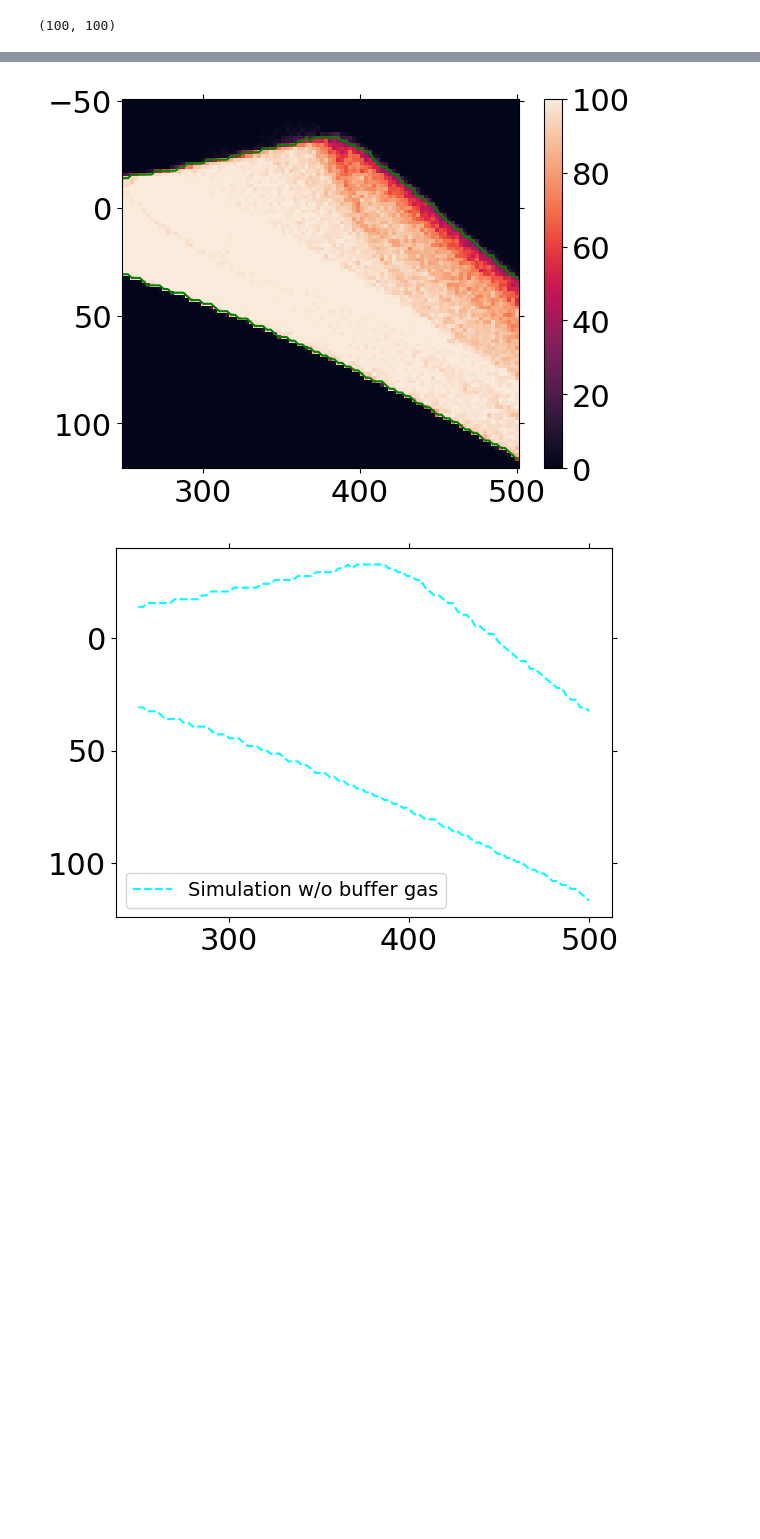
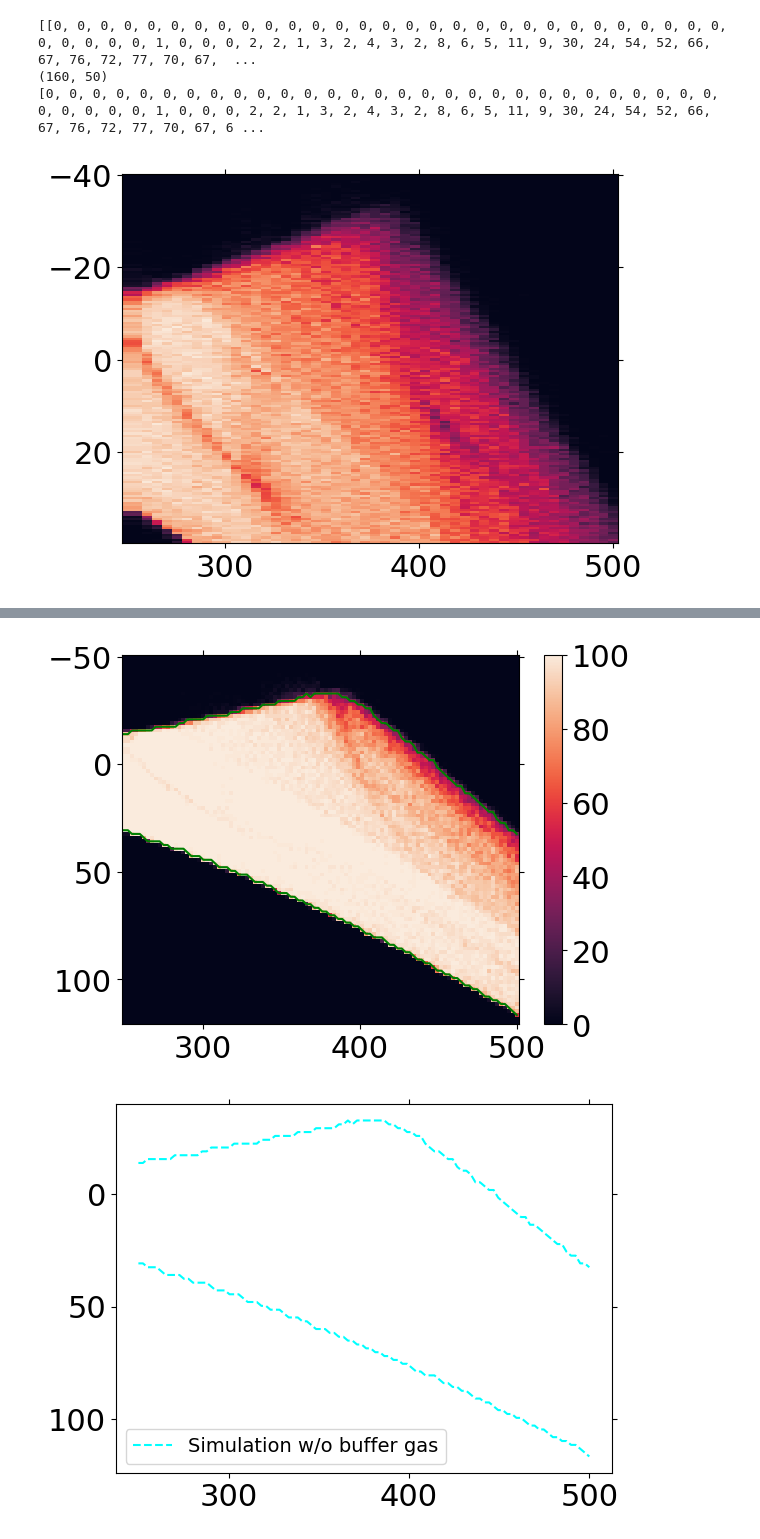
Before and after one commit to EmilLenler/PhD-Work, a Jupyter notebook: Lab Stuff/ESI/Thomas Simulations/CIT single ion.ipynb, the cells around one changed output, grey strips where cells are left out. Drawn from its saved outputs; the diff is of its cells as text; code cells hidden in the pictures; blank space fills up the shorter version.

```diff
--- a/Lab Stuff/ESI/Thomas Simulations/CIT single ion.ipynb
+++ b/Lab Stuff/ESI/Thomas Simulations/CIT single ion.ipynb
@@ -313,23 +353,31 @@ VRFs = np.linspace(250,500,100)
 # %%
 xi = np.sqrt(2.35e-4)
 V = 365.51724137931035
-# U_edge_center = QIT_diagram(V, True,  mass, QIT_r0=xi, QIT_z0=0)[0]
-delta_U_V = 10
+RF_edge_centers_top = qz_to_RF(bottomQ, 443, Omega, 2.36*1e-4)
+DC_edge_centers_top = az_to_DC(bottomA, 443, Omega, 2.36*1e-4)
 
 
+print (DC_edge_centers_top)
+print(DC_edge_centers_top[RF_edge_centers_top == RF_edge_centers_top[37]][0])
+delta_U_V = 15
+
+DC_arr = np.arange(DC_edge_centers_top[RF_edge_centers_top == RF_edge_centers_top[37]]-delta_U_V,DC_edge_centers_top[RF_edge_centers_top == RF_edge_centers_top[37]]+delta_U_V,1)
+print(DC_arr)
 def get_stability(RF):
     mass = 443
     charge_number = 1
     N_sim = 100
 
-    delta_t = 1e-3
+
+    DC_arr = np.arange(DC_edge_centers_top[RF_edge_centers_top == RF]-delta_U_V,DC_edge_centers_top[RF_edge_centers_top == RF]+delta_U_V,1)
+    delta_t = 10e-3
     ts = np.arange(0, delta_t, 0.1e-6)
     r0 = 10e-3
     z0 = 9e-3
-    sigma_xyz = 6e-3
+    sigma_xyz = 2e-3
     T = 300
     N_arr = []
-    for DC in VDCs:
+    for DC in np.arange(-40,40,0.5):
         N, curr_y,R_hist, Z_hits,  not_out_of_bounds, N_history,masterR, masterZ\
             = simulate_CIT_no_buffer_gas(U=DC, V=RF, r0=r0, z0=z0, Omega = Omega,
                                             mass_amu=mass, charge_number=charge_number,
@@ -337,5 +385,5 @@ def get_stability(RF):
                                             ts=ts)
         N_arr.append(N)
     return N_arr
-U_edge_long_sim = Parallel(n_jobs=14, verbose=12)(delayed(get_stability)(RF) for RF in VRFs)
+U_edge_long_sim = Parallel(n_jobs=14, verbose=12)(delayed(get_stability)(RF) for RF in RF_edge_centers_top)
 # %% [output]
@@ -359,12 +424,48 @@ U_edge_long_sim = Parallel(n_jobs=14, verbose=12)(delayed(get_stability)(RF) for
-# %%
-# print(U_edge_long_sim)
-DATA = np.array(U_edge_long_sim[1])
-for line in U_edge_long_sim[1:]:
-    DATA = np.vstack((DATA,np.array(line)))
-    # print()
-print(DATA.T.shape)
-# %% [output]
-(100, 100)
+# %%
+print(U_edge_long_sim)
+DATA = np.array(U_edge_long_sim[1])
+for line in U_edge_long_sim[1:]:
+    DATA = np.vstack((DATA,np.array(line)))
+    # print()
+print(DATA.T.shape)
+np.savetxt('DataEdge.txt',DATA)
+np.savetxt('EdgeRF.txt',VRFs)
+np.savetxt('EdgeDC.txt',np.arange(-40,40,0.5))
+fig,ax = plt.subplots()
+
+
+
+print(U_edge_long_sim[0])
+
+RF_arr = RF_edge_centers_top
+DC_arr = np.arange(DC_edge_centers_top[RF_edge_centers_top == RF_edge_centers_top[0]]-delta_U_V,DC_edge_centers_top[RF_edge_centers_top == RF_edge_centers_top[0]]+delta_U_V,1)
+N_arr = np.array(U_edge_long_sim[0])
+
+# for j,RF in enumerate(RF_arr):
+#     DC_arr = np.arange(DC_edge_centers_top[RF_edge_centers_top == RF]-delta_U_V,DC_edge_centers_top[RF_edge_centers_top == RF]+delta_U_V,1)
+#     N_arr = U_edge_long_sim[j]
+#     for DC,N in zip(DC_arr,N_arr):
+#         sc = ax.scatter(RF,DC,c = N,vmin = 0, vmax = 100,cmap = 'rocket')
+
+
+ax.pcolormesh(VRFs,np.arange(-40,40,0.5),DATA.T,cmap = 'rocket')
+
+
+fig.colorbar(sc)
+ax.invert_yaxis()
+# print(np.arange(DC_edge_centers_top[RF_edge_centers_top == RF_edge_centers_top[0]]-delta_U_V,DC_edge_centers_top[RF_edge_centers_top == RF_edge_centers_top[0]]+delta_U_V,1))
+# ax.pcolormesh([np.array([RF_edge_centers_top[0]]),np.arange(DC_edge_centers_top[RF_edge_centers_top == RF_edge_centers_top[0]]-delta_U_V,DC_edge_centers_top[RF_edge_centers_top == RF_edge_centers_top[0]]+delta_U_V,1)],U_edge_long_sim[0])
+
+
+
+# for j,Ns in enumerate(U_edge_long_sim):
+#     RFVal = RF_edge_centers_top[j]
+#     ax.contourf([RFVal, np.arange(DC_edge_centers_top[RF_edge_centers_top == RFVal]-delta_U_V,DC_edge_centers_top[RF_edge_centers_top == RFVal]+delta_U_V,1)], Ns)
+# %% [output]
+[[0, 0, 0, 0, 0, 0, 0, 0, 0, 0, 0, 0, 0, 0, 0, 0, 0, 0, 0, 0, 0, 0, 0, 0, 0, 0, 0, 0, 0, 0, 0, 0, 0, 0, 1, 0, 0, 0, 2, 2, 1, 3, 2, 4, 3, 2, 8, 6, 5, 11, 9, 30, 24, 54, 52, 66, 67, 76, 72, 77, 70, 67,  ...
+(160, 50)
+[0, 0, 0, 0, 0, 0, 0, 0, 0, 0, 0, 0, 0, 0, 0, 0, 0, 0, 0, 0, 0, 0, 0, 0, 0, 0, 0, 0, 0, 0, 0, 0, 0, 0, 1, 0, 0, 0, 2, 2, 1, 3, 2, 4, 3, 2, 8, 6, 5, 11, 9, 30, 24, 54, 52, 66, 67, 76, 72, 77, 70, 67, 6 ...
+[figure, added]
 # %%
 fig,ax = plt.subplots()
 print(VDCs.shape,VRFs.shape)
```
Also changed, not shown: parts of 12 cells of this notebook, 3 other files.
